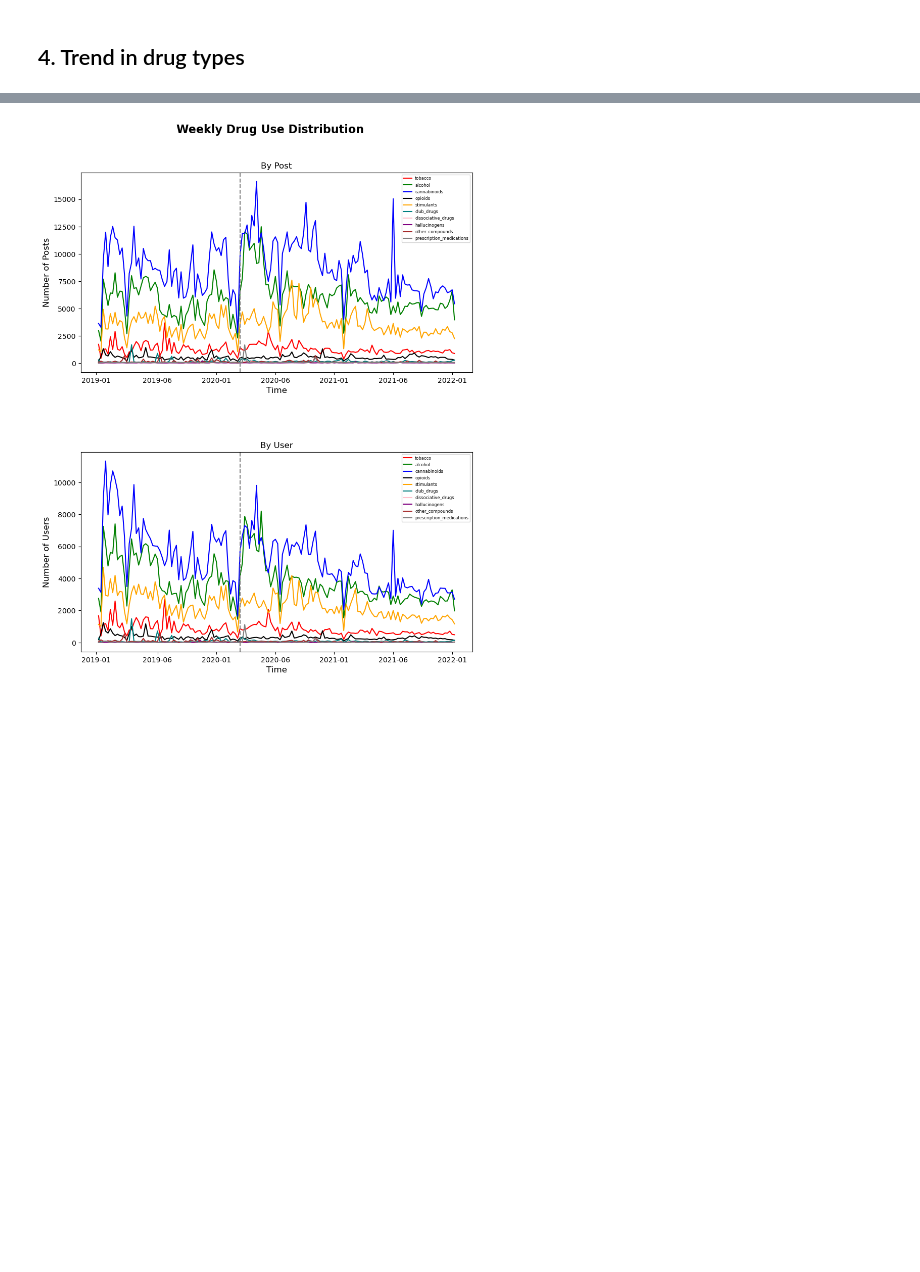
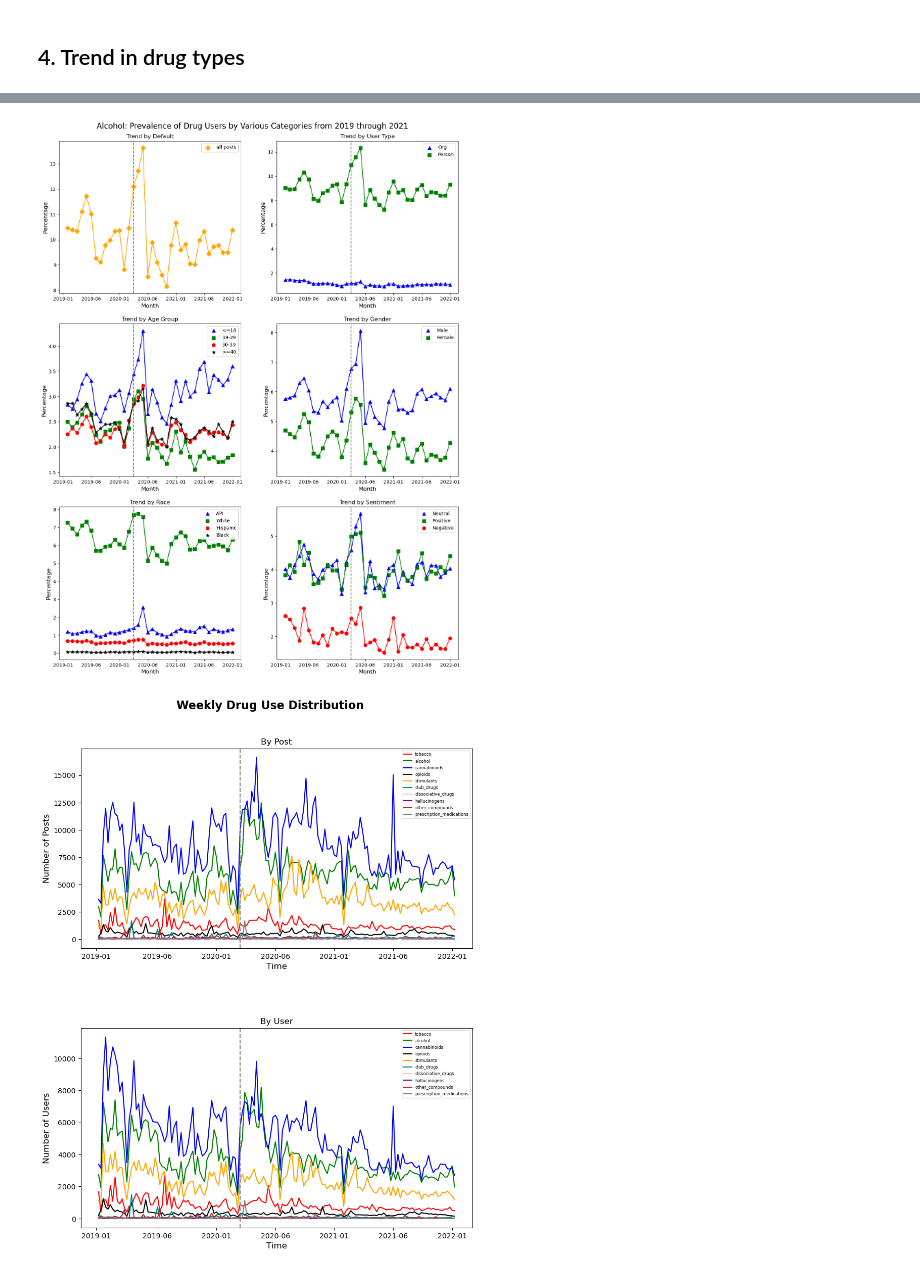
Before and after one commit to JulinaM/DemographicAnalysis, a Jupyter notebook: Trend_Analysis.ipynb, the cells around one changed output, grey strips where cells are left out. Drawn from its saved outputs; the diff is of its cells as text; code cells hidden in the pictures; blank space fills up the shorter version.

```diff
--- a/Trend_Analysis.ipynb
+++ b/Trend_Analysis.ipynb
@@ -529,12 +588,14 @@ for i, drug in enumerate(drug_cols):
 # %%
 # by user
-for i, drug in enumerate(drug_cols):
+for i, drug in enumerate(['alcohol']):
     period = 'month'
     user_data = data.drop_duplicates(subset=['user_id'], keep='first')
     groups, grouped_data = prepare_grouped_data(user_data, period, ['age', 'gender', 'org', 'sentiment', 'race', 'is_teenage'], drug)
     main_title = f'{drugs_map[drug]}: Prevalence of Drug Users by Various Categories from 2019 through 2021'
     plot_all_trends(groups, grouped_data, period, main_title, f'{i}_{drug}_user', drug)
     #break
+# %% [output]
+[figure, added]
 # %%
 # Post and User Ratio
 for i, drug in enumerate(drug_cols):
```
Also changed, not shown: parts of 14 cells of this notebook.
